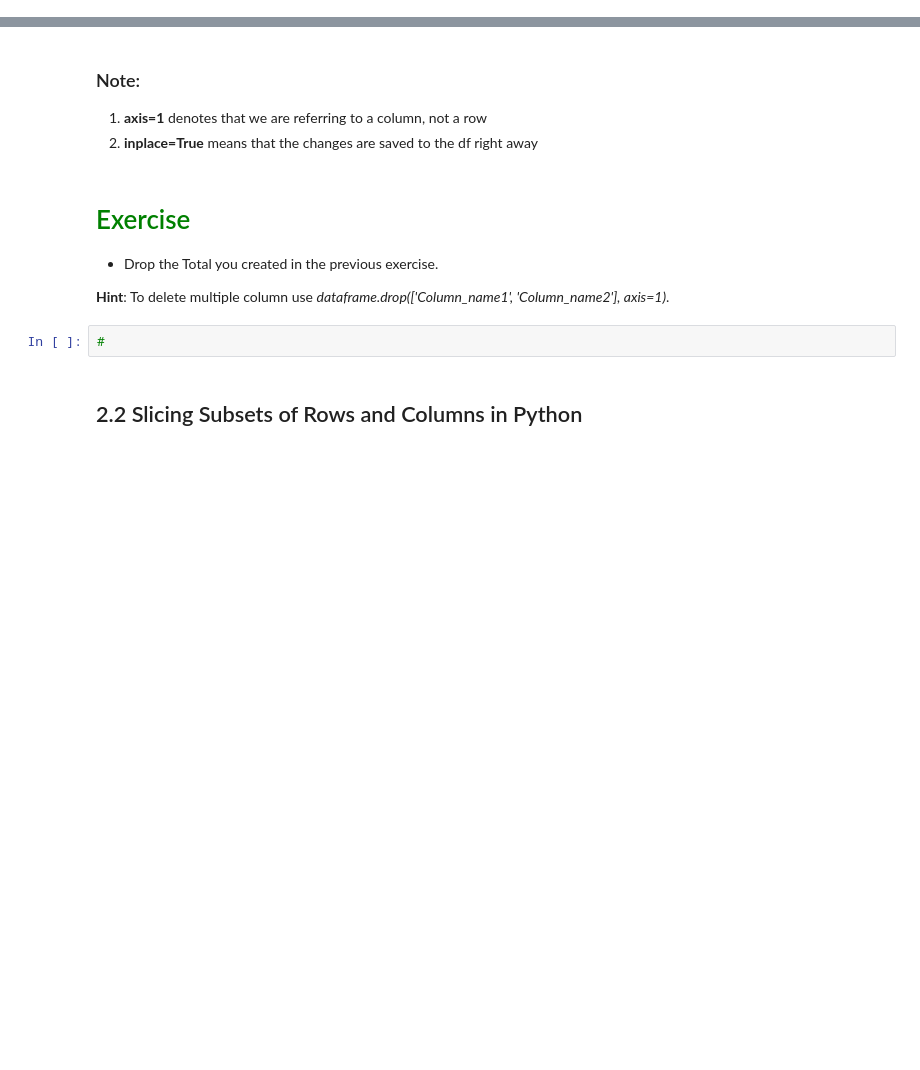
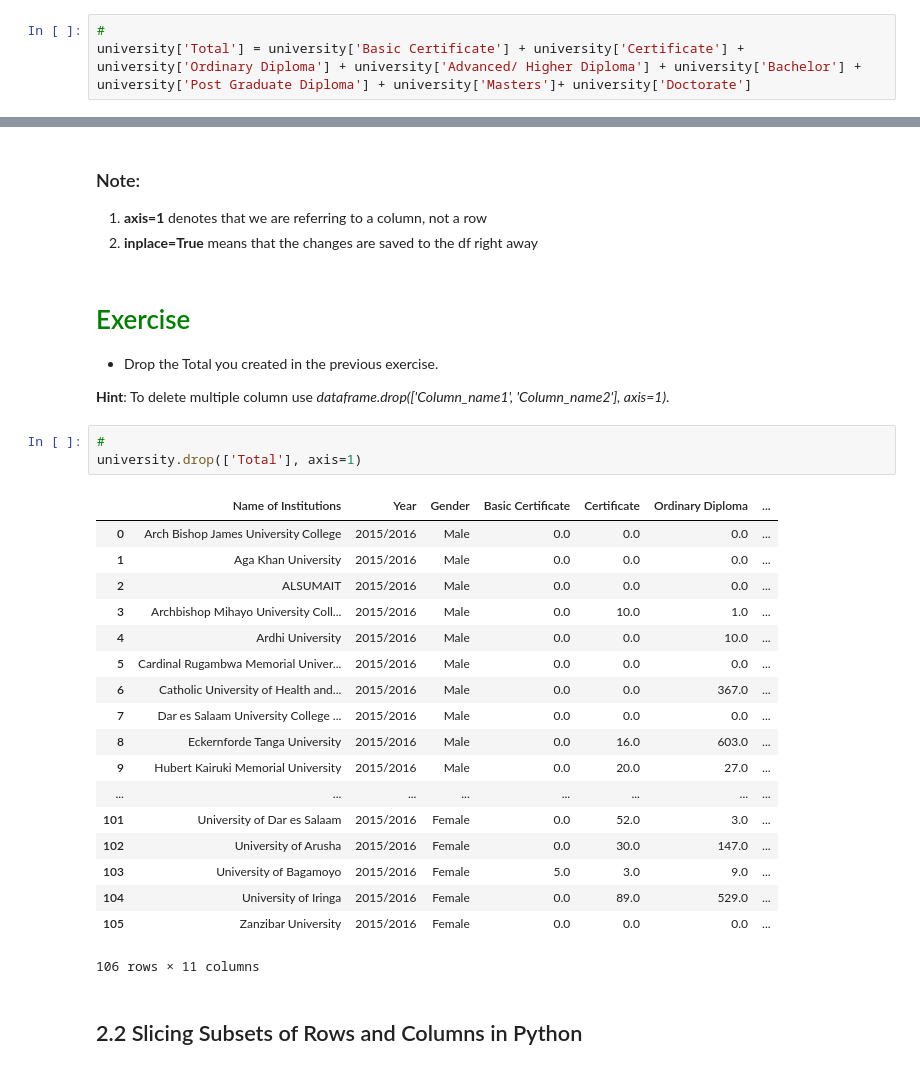
Before and after one commit to neylicious/python4datascience-atc, a Jupyter notebook: Day_1/pandas/Panda for Data Analyis.ipynb, the cells around one changed output, grey strips where cells are left out. Saved outputs shown, nothing was run; the diff lists cells and outputs as text; blank space fills up the shorter version.

```diff
--- a/Day_1/pandas/Panda for Data Analyis.ipynb
+++ b/Day_1/pandas/Panda for Data Analyis.ipynb
@@ -55,0 +96,3 @@ Add Total enrollment in university dataframe
+# %%
+#
+university['Total'] = university['Basic Certificate'] + university['Certificate'] + university['Ordinary Diploma'] + university['Advanced/ Higher Diploma'] + university['Bachelor'] + university['Post Graduate Diploma'] + university['Masters']+ university['Doctorate']
@@ -69,8 +128,28 @@ data.head()
 * Drop the Total you created in the previous exercise.
 
 **Hint**: To delete multiple column use *dataframe.drop(['Column_name1', 'Column_name2'], axis=1)*.
-# %%
-#
+# %%
+#
+university.drop(['Total'], axis=1)
+# %% [output]
+|  | Name of Institutions | Year | Gender | Basic Certificate | Certificate | Ordinary Diploma | ... |
+| 0 | Arch Bishop James University College | 2015/2016 | Male | 0.0 | 0.0 | 0.0 | ... |
+| 1 | Aga Khan University | 2015/2016 | Male | 0.0 | 0.0 | 0.0 | ... |
+| 2 | ALSUMAIT | 2015/2016 | Male | 0.0 | 0.0 | 0.0 | ... |
+| 3 | Archbishop Mihayo University Coll... | 2015/2016 | Male | 0.0 | 10.0 | 1.0 | ... |
+| 4 | Ardhi University | 2015/2016 | Male | 0.0 | 0.0 | 10.0 | ... |
+| 5 | Cardinal Rugambwa Memorial Univer... | 2015/2016 | Male | 0.0 | 0.0 | 0.0 | ... |
+| 6 | Catholic University of Health and... | 2015/2016 | Male | 0.0 | 0.0 | 367.0 | ... |
+| 7 | Dar es Salaam University College ... | 2015/2016 | Male | 0.0 | 0.0 | 0.0 | ... |
+| 8 | Eckernforde Tanga University | 2015/2016 | Male | 0.0 | 16.0 | 603.0 | ... |
+| 9 | Hubert Kairuki Memorial University | 2015/2016 | Male | 0.0 | 20.0 | 27.0 | ... |
+| ... | ... | ... | ... | ... | ... | ... | ... |
+| 101 | University of Dar es Salaam | 2015/2016 | Female | 0.0 | 52.0 | 3.0 | ... |
+| 102 | University of Arusha | 2015/2016 | Female | 0.0 | 30.0 | 147.0 | ... |
+| 103 | University of Bagamoyo | 2015/2016 | Female | 5.0 | 3.0 | 9.0 | ... |
+| 104 | University of Iringa | 2015/2016 | Female | 0.0 | 89.0 | 529.0 | ... |
+| 105 | Zanzibar University | 2015/2016 | Female | 0.0 | 0.0 | 0.0 | ... |
+106 rows × 11 columns
 # %% [markdown]
 ## 2.2  Slicing Subsets of Rows and Columns in Python
 # %% [markdown]
```
Also changed, not shown: parts of 16 cells of this notebook, 2 other files.
